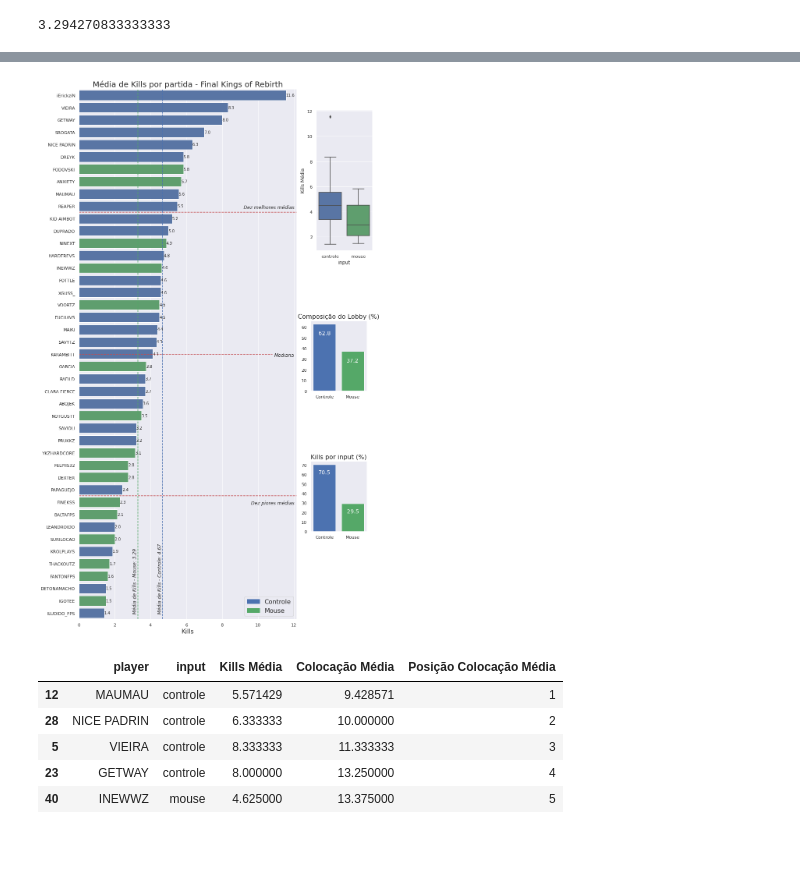
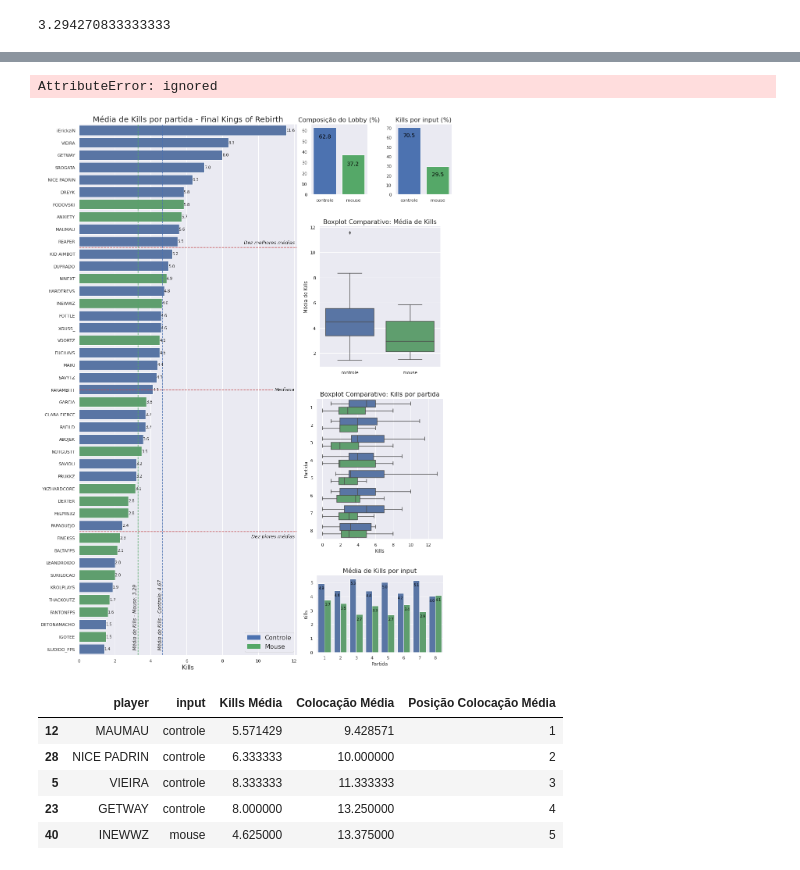
Before and after one commit to GodoyLucas/king_of_rebirth, a Jupyter notebook: Notebooks/King_of_Rebirth_Final.ipynb, the cells around one changed output, grey strips where cells are left out. Cells and saved outputs as stored; diff of their text form; code cells hidden in the pictures.

Commit message:
Finalizado painel de kills

```diff
--- a/Notebooks/King_of_Rebirth_Final.ipynb
+++ b/Notebooks/King_of_Rebirth_Final.ipynb
@@ -400,6 +400,7 @@ players = pd.merge(players, final_tratado[['input', 'player']], on=['player'], h
 players.drop_duplicates(inplace=True)
 players = pd.merge(players, (final_tratado.groupby(['player', 'input'])[['kills', 'colocacao']].mean()), on=['player'], how='left')
 players.rename(columns={'kills': 'Kills Média', 'colocacao': 'Colocação Média'}, inplace = True)
+players = players.sort_values('input')
 players.head()
 # %% [output]
 |  | player | input | Kills Média | Colocação Média |
@@ -447,3 +522,7 @@ boxplot_kills.boxplot([players.query('input == "controle"')['Kills Média'],
+# %%
+sns.barplot(data=final_tratado.sort_values('input'), x='partida', y=final_tratado.kills.sum(), hue='input', palette=['b', 'g'])
+# %% [output]
+AttributeError: ignored
 # %%
 cores = ['b' if i == 'controle' else 'g' for i in players_kills_media_decrescente['input']]
 sns.set(style="darkgrid")
@@ -476,45 +555,69 @@ ax.set_title('Média de Kills por partida - Final Kings of Rebirth', fontsize=20
 ax.set_ylabel('')
 ax.set_xlabel('Kills', fontsize=16)
 ax.text(9.2, 9.2, 'Dez melhores médias', style='italic')
-ax.text(10.9, 21.2, 'Mediana', style='italic')
-ax.text(9.6, 33.2, 'Dez piores médias', style='italic')
+ax.text(10.9, 21.1, 'Mediana', style='italic')
+ax.text(9.6, 33, 'Dez piores médias', style='italic')
 
 media_kills_mouse = players.query('input == "mouse"')['Kills Média'].mean()-0.3
 media_kills_controle = players.query('input == "controle"')['Kills Média'].mean()-0.3
 
 ax.text(media_kills_mouse, 42, 'Média de Kills - Mouse: ' + str(media_kills_mouse.round(2)+0.3), style='italic', rotation=90)
 ax.text(media_kills_controle, 42, 'Média de Kills - Controle: ' + str(media_kills_controle.round(2)+0.3), style='italic', rotation=90)
 
 cores2 = ['b' if i == 'controle' else 'g' for i in dist_freq_input.index]
 
-percentual_players = fig.add_axes([0.95, 0.45, 0.2, 0.1])
-percentual_players.bar(dist_freq_input.index, dist_freq_input['Percentual de players (%)'], color=cores2, tick_label=['Controle', 'Mouse'])
+percentual_players = fig.add_axes([0.95, 0.78, 0.2, 0.1])
+percentual_players.bar(dist_freq_input.index, dist_freq_input['Percentual de players (%)'], color=cores2, tick_label=['controle', 'mouse'])
 percentual_players.grid(False)
 percentual_players.set_title('Composição do Lobby (%)', fontsize=16)
 
 for i in percentual_players.patches:
   rotulo_dados = i.get_height().round(1)
   percentual_players.annotate(rotulo_dados,
                 (i.get_x() + i.get_width() / 2, i.get_height()-10),
-                ha='center', fontsize = 14, color='white')
+                ha='center', fontsize = 14, color='black')
 
-percentual_kills = fig.add_axes([0.95, 0.25, 0.2, 0.1])
-percentual_kills.bar(dist_freq_input.index, dist_freq_input['Percentual de kills (%)'], color=cores2, tick_label=['Controle', 'Mouse'])
+percentual_kills = fig.add_axes([1.25, 0.78, 0.2, 0.1])
+percentual_kills.bar(dist_freq_input.index, dist_freq_input['Percentual de kills (%)'], color=cores2, tick_label=['controle', 'mouse'])
 percentual_kills.grid(False)
 percentual_kills.set_title('Kills por input (%)', fontsize=16)
 
 for i in percentual_kills.patches:
   rotulo_dados = i.get_height().round(1)
   percentual_kills.annotate(rotulo_dados,
                 (i.get_x() + i.get_width() / 2, i.get_height()-10),
-                ha='center', fontsize = 14, color='white')
+                ha='center', fontsize = 14, color='black')
 
-boxplot_kills = fig.add_axes([0.97, 0.65, 0.2, 0.2])
+boxplot_kills = fig.add_axes([0.98, 0.535, 0.43, 0.2])
 sns.boxplot(data=players, x='input', y='Kills Média', palette=['b', 'g'])
+boxplot_kills.set_title('Boxplot Comparativo: Média de Kills', fontsize=16)
+boxplot_kills.set_ylabel('Média de Kills')
+boxplot_kills.set_xlabel('')
+
+boxplot_kills_partidas = fig.add_axes([0.97, 0.29, 0.45, 0.2])
+sns.boxplot(data=final_tratado.sort_values('input'), y='partida', x='kills', hue='input', palette=['b', 'g'], orient='h', showfliers = False)
+boxplot_kills_partidas.set_title('Boxplot Comparativo: Kills por partida', fontsize=16)
+boxplot_kills_partidas.set_ylabel('Partida')
+boxplot_kills_partidas.set_xlabel('Kills')
+plt.legend([], [], frameon=False)
+
+bar_kills_partidas = fig.add_axes([0.97, 0.129, 0.45, 0.11])
+sns.barplot(data=final_tratado.sort_values('input'), x='partida', y='kills', hue='input', palette=['b', 'g'], ci = False)
+bar_kills_partidas.set_title('Média de Kills por input', fontsize=16)
+bar_kills_partidas.set_xlabel('Partida')
+bar_kills_partidas.set_ylabel('Kills')
+plt.legend([], [], frameon=False)
+
+for i in bar_kills_partidas.patches:
+  rotulo_dados = i.get_height().round(1)
+  bar_kills_partidas.annotate(rotulo_dados,
+                (i.get_x() + i.get_width() / 2, i.get_height()-0.4),
+                ha='center', fontsize = 9, color='black')
+
 
 plt.show(plot)
 # %% [output]
-[figure, old version]
+[figure, new version]
 # %%
 players_colocacao_media_crescente = players.sort_values('Colocação Média', ascending = True)
 players_colocacao_media_crescente['Posição Colocação Média'] = range(1, len(players) + 1)
```
Also changed, not shown: parts of 13 cells of this notebook.
